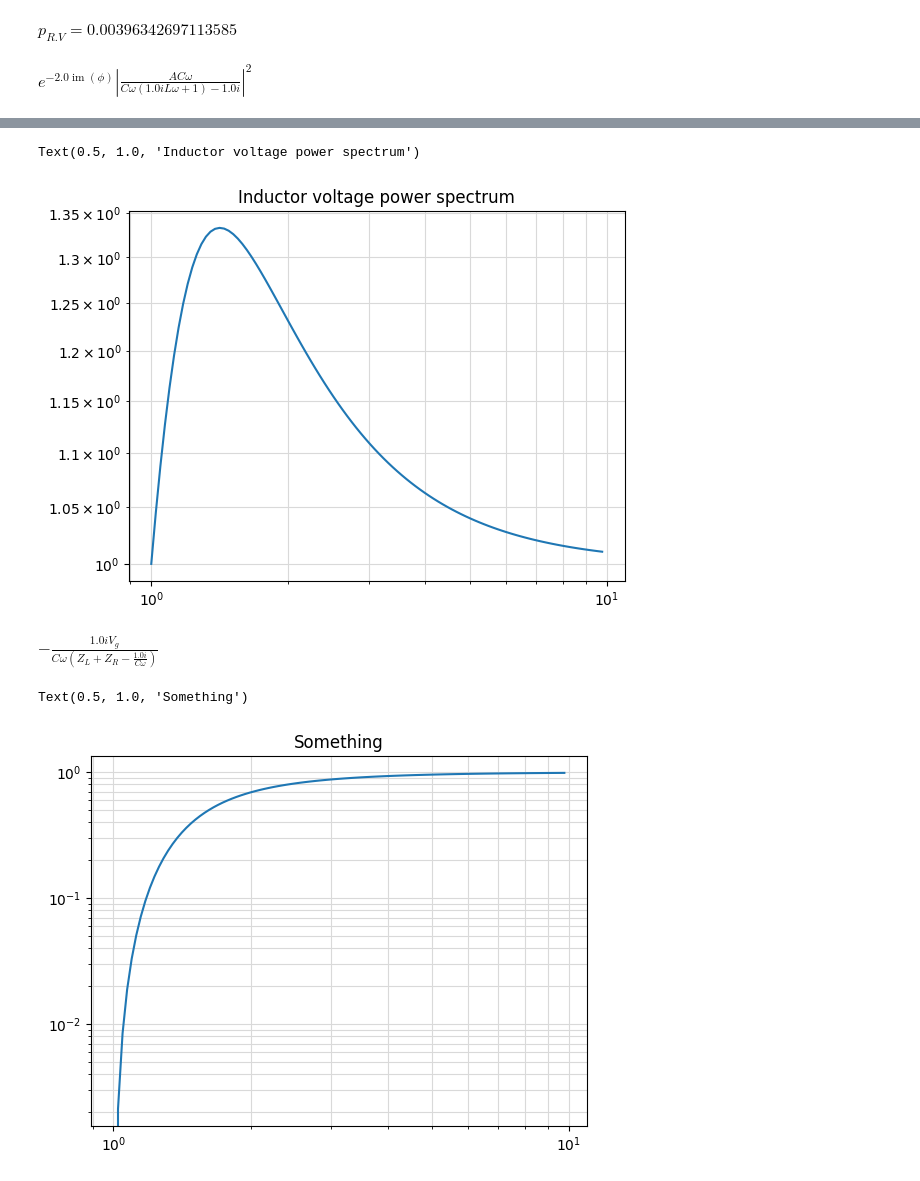
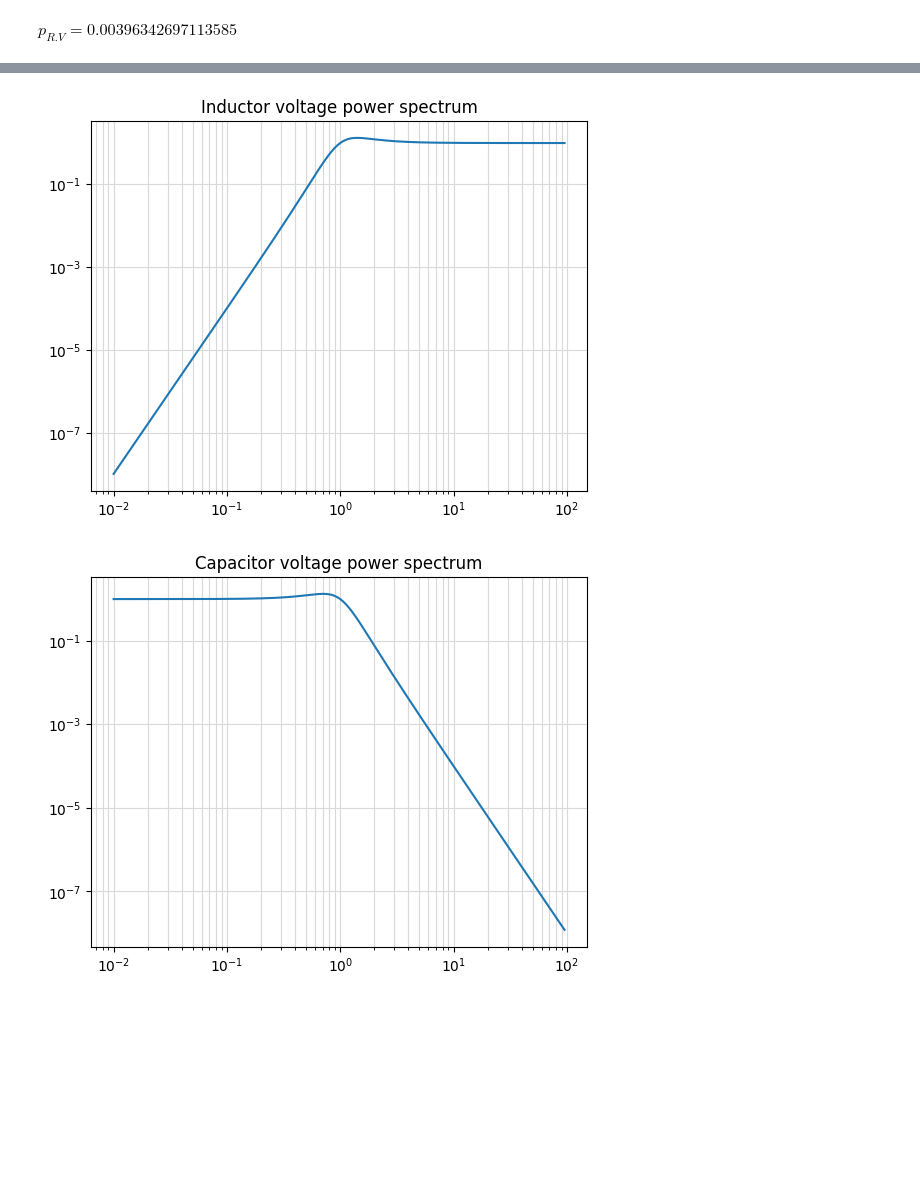
Before and after one commit to alonso-herreros/uni-syscirc-problems, a Jupyter notebook: code/circuits/C.4.ipynb, the cells around one changed output, grey strips where cells are left out. Saved outputs shown, nothing was run; the diff lists cells and outputs as text; code cells hidden in the pictures; blank space fills up the shorter version.

```diff
--- a/code/circuits/C.4.ipynb
+++ b/code/circuits/C.4.ipynb
@@ -85,18 +84,19 @@ R.vp.valueEquation(evalf=True)
 # %% [output]
 [figure]
 $\displaystyle p_{R.V} = 0.00396342697113585$
-# %%
-ω.reset()
-Known.resolve(R.vp, levels=4).simplify()
-# %% [output]
-$\displaystyle e^{- 2.0 \operatorname{im}{\left(ϕ\right)}} \left|{\frac{A C ω}{C ω \left(1.0 i L ω + 1\right) - 1.0 i}}\right|^{2}$
 # %%
-freqs = [10**(i/100) for i in range(100)]
-plt.loglog(freqs, evaluate_on_range(R.vp, freqs, var=ω.value))
+freqs = [10**(i/50) for i in range(-100, 100)]
+ω.reset()
+plt.loglog(freqs, evaluate_on_range(R.vp, freqs, var=ω))
 plt.grid(True, which="both", ls="-", color='0.85')
 plt.title("Resistor voltage power spectrum")
 plt.show()
-plt.loglog(freqs, evaluate_on_range(L.vp/Abs(Vg)**2, freqs, var=ω.value))
+plt.loglog(freqs, evaluate_on_range(L.vp, freqs, var=ω))
 plt.grid(True, which="both", ls="-", color='0.85')
 plt.title("Inductor voltage power spectrum")
+plt.show()
+plt.loglog(freqs, evaluate_on_range(C.vp, freqs, var=ω))
+plt.grid(True, which="both", ls="-", color='0.85')
+plt.title("Capacitor voltage power spectrum")
+plt.show()
 # %% [output]
@@ -104,14 +104,2 @@ plt.title("Inductor voltage power spectrum")
-Text(0.5, 1.0, 'Inductor voltage power spectrum')
-[figure, old version]
+[figure, new version]
+[figure, added]
-# %%
-Known.resolve(C.V, levels=2, exclude=C.Z)
-# %% [output]
-$\displaystyle - \frac{1.0 i V_{g}}{C ω \left(Z_{L} + Z_{R} - \frac{1.0 i}{C ω}\right)}$
-# %%
-freqs = [10**(i/100) for i in range(100)]
-plt.loglog(freqs, evaluate_on_range(Abs(C.V+L.V)**2, freqs, var=ω.value))
-plt.grid(True, which="both", ls="-", color='0.85')
-plt.title("Something")
-# %% [output]
-Text(0.5, 1.0, 'Something')
-[figure, removed]
```
Also changed, not shown: parts of 2 cells of this notebook.
